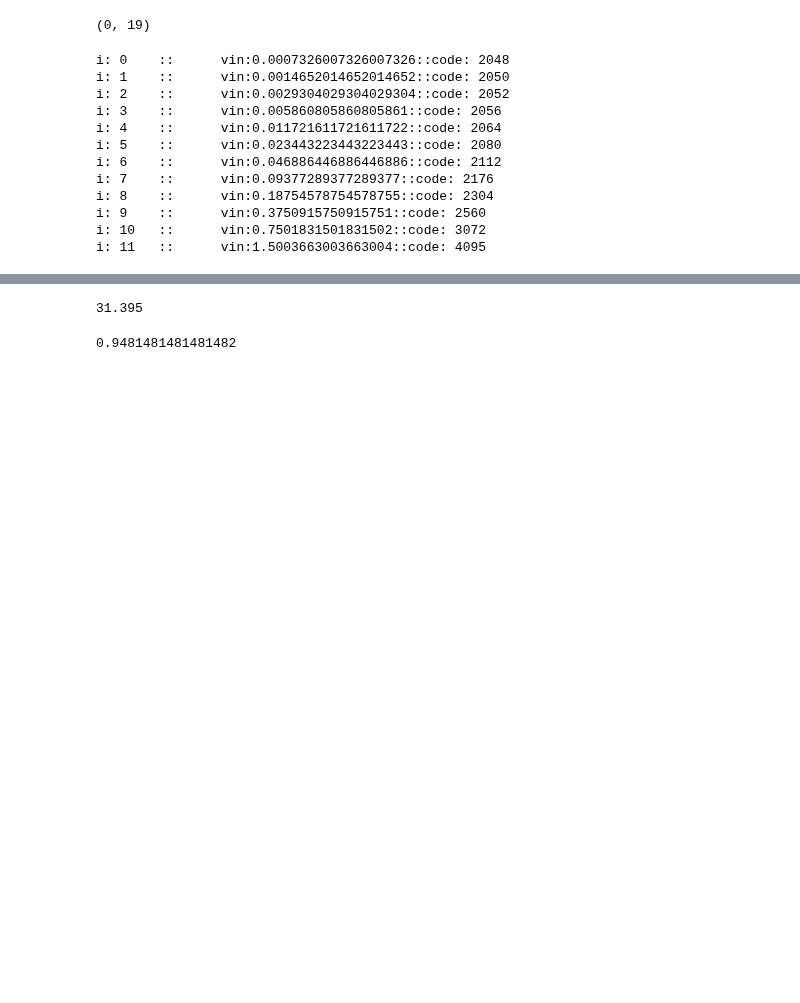
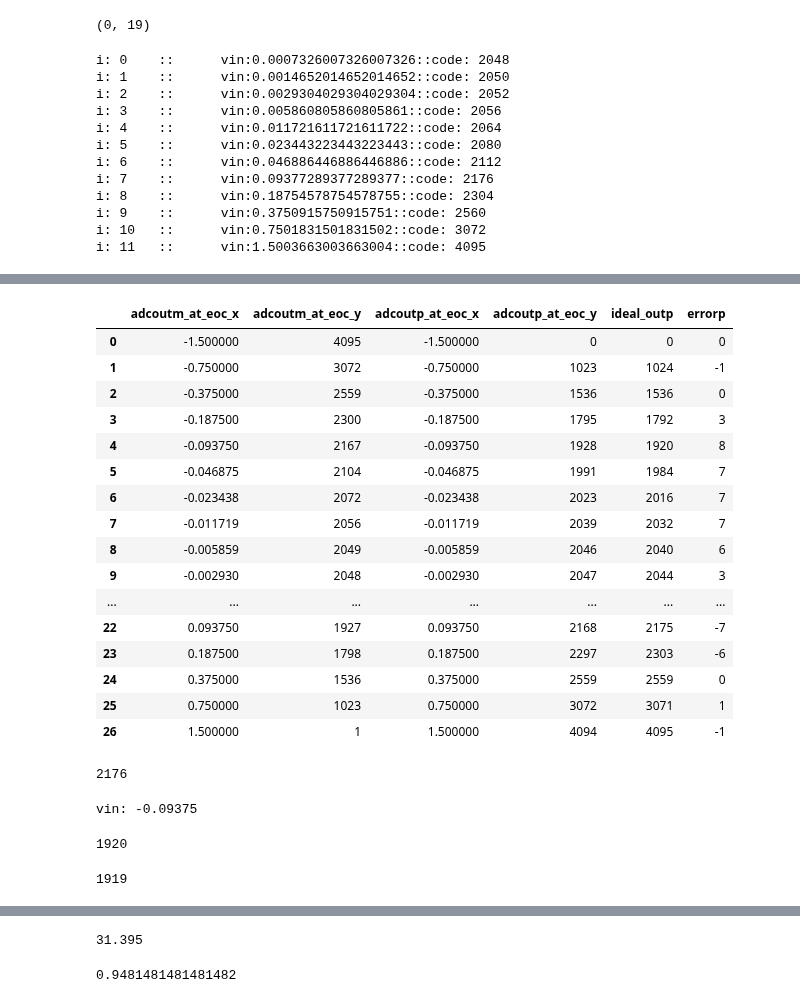
Before and after one commit to venkataratnamb20/quicksilicon, a Jupyter notebook: notebooks/vlsi/pyadc/pyadc.ipynb, the cells around one changed output, grey strips where cells are left out. Drawn from its saved outputs; the diff is of its cells as text; code cells hidden in the pictures; blank space fills up the shorter version.

```diff
--- a/notebooks/vlsi/pyadc/pyadc.ipynb
+++ b/notebooks/vlsi/pyadc/pyadc.ipynb
@@ -418,0 +457,39 @@ File not found: /content/data/saradc_out_linearity_bitshift250128.csv
+# %%
+process_adc_sim_data("/content/data/saradc_out_linearity_bitshift250211_allSch.csv")
+# %% [output]
+|  | adcoutm_at_eoc_x | adcoutm_at_eoc_y | adcoutp_at_eoc_x | adcoutp_at_eoc_y | ideal_outp | errorp |
+| 0 | -1.500000 | 4095 | -1.500000 | 0 | 0 | 0 |
+| 1 | -0.750000 | 3072 | -0.750000 | 1023 | 1024 | -1 |
+| 2 | -0.375000 | 2559 | -0.375000 | 1536 | 1536 | 0 |
+| 3 | -0.187500 | 2300 | -0.187500 | 1795 | 1792 | 3 |
+| 4 | -0.093750 | 2167 | -0.093750 | 1928 | 1920 | 8 |
+| 5 | -0.046875 | 2104 | -0.046875 | 1991 | 1984 | 7 |
+| 6 | -0.023438 | 2072 | -0.023438 | 2023 | 2016 | 7 |
+| 7 | -0.011719 | 2056 | -0.011719 | 2039 | 2032 | 7 |
+| 8 | -0.005859 | 2049 | -0.005859 | 2046 | 2040 | 6 |
+| 9 | -0.002930 | 2048 | -0.002930 | 2047 | 2044 | 3 |
+| ... | ... | ... | ... | ... | ... | ... |
+| 22 | 0.093750 | 1927 | 0.093750 | 2168 | 2175 | -7 |
+| 23 | 0.187500 | 1798 | 0.187500 | 2297 | 2303 | -6 |
+| 24 | 0.375000 | 1536 | 0.375000 | 2559 | 2559 | 0 |
+| 25 | 0.750000 | 1023 | 0.750000 | 3072 | 3071 | 1 |
+| 26 | 1.500000 | 1 | 1.500000 | 4094 | 4095 | -1 |
+# %%
+adc12 = Adc(nbit = 12, vrefp=3, vrefm = 0)
+adc12.qlevels - 1920
+# %% [output]
+2176
+# %%
+# 3 / adc12.qlevels * 1920
+vrefp = 1.5
+vin = -vrefp / 16
+print(f"vin: {vin}")
+adc12.convert(vrefp + vin)
+# %% [output]
+vin: -0.09375
+1920
+# %%
+_code = sar(vin, nbit = 12, vrefp = vrefp, vrefm = -vrefp)
+int(_code, 2)
+# %% [output]
+1919
```
Also changed, not shown: parts of 8 cells of this notebook.
